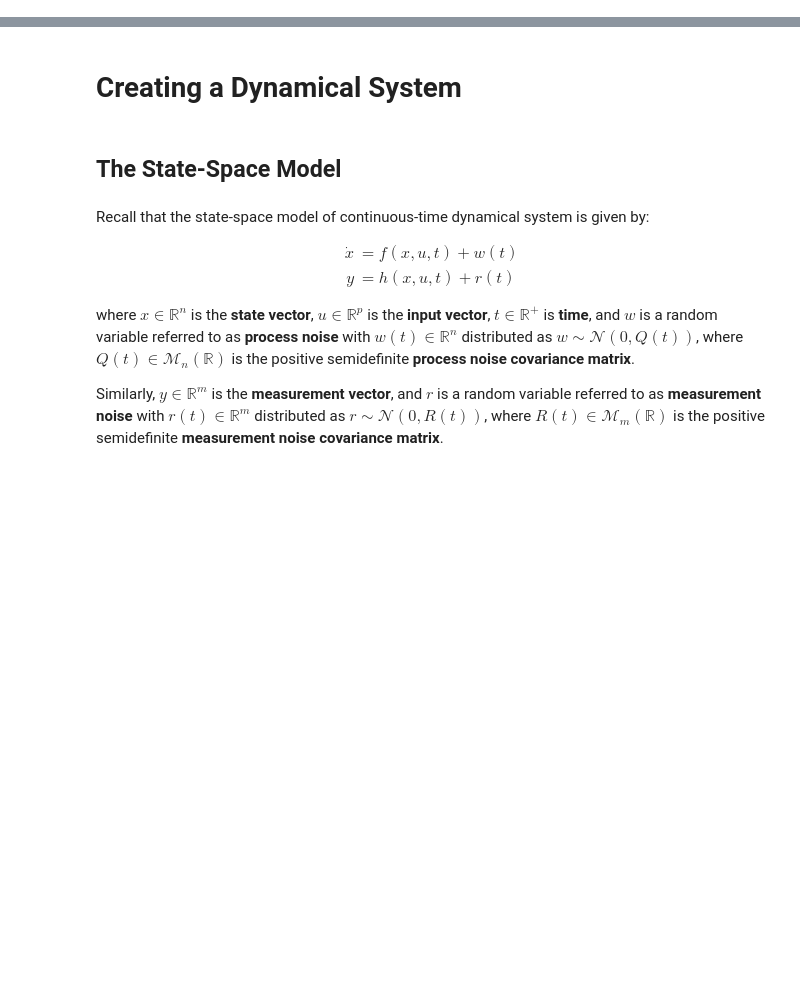
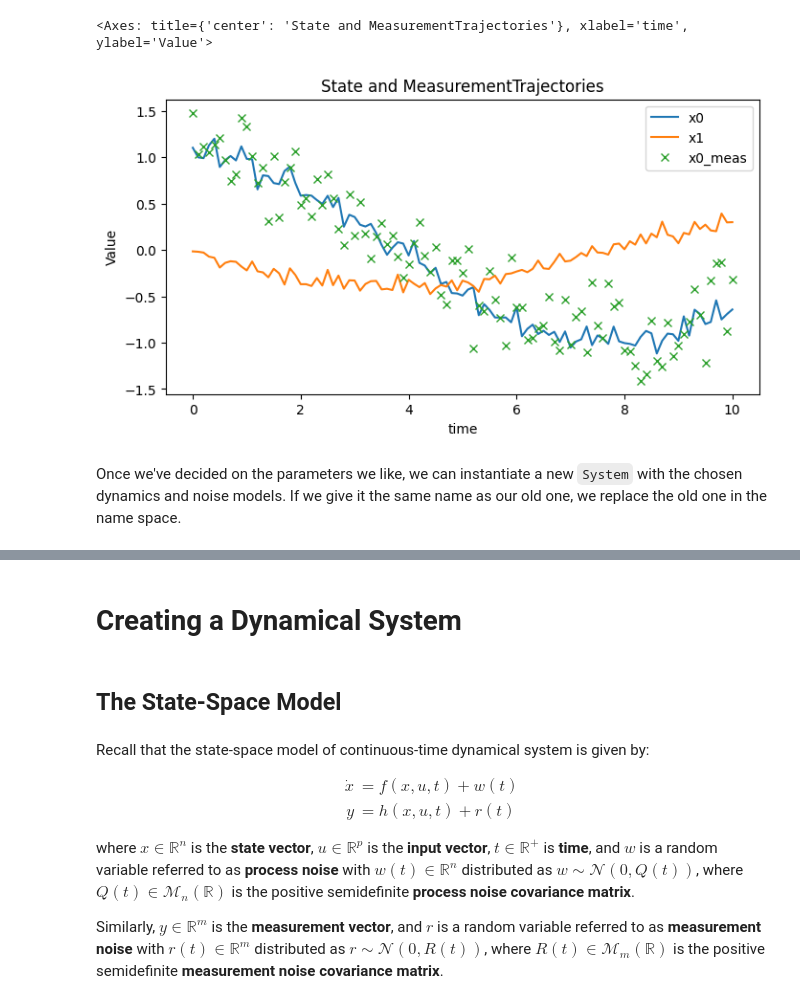
Before and after one commit to nehalsinghmangat/pykal, a Jupyter notebook: notebooks/1_Creating_a_Dynamical_System.ipynb, the cells around one changed output, grey strips where cells are left out. Cells and saved outputs as stored; diff of their text form; code cells hidden in the pictures; blank space fills up the shorter version.

```diff
--- a/notebooks/1_Creating_a_Dynamical_System.ipynb
+++ b/notebooks/1_Creating_a_Dynamical_System.ipynb
@@ -0,0 +149,11 @@
+# %%
+from typing import Callable
+
+def make_mass_spring_dynamics(k: float = 1.0, m: float = 1.0) -> Callable[[NDArray], NDArray]:
+    def f_mass_spring(x: NDArray) -> NDArray:
+        x1, x2 = x[0, 0], x[1, 0]
+        dx1 = x2
+        dx2 = - (k / m) * x1
+        return np.array([[dx1], [dx2]])
+
+    return f_mass_spring
@@ -0,0 +164,25 @@
+# %%
+X_df = compute.Simulation.of_state_trajectories(sys=sho,
+                                                x0=x0,
+                                                t_span=(0, 10),
+                                                dt=0.1,
+    override_system_f=make_mass_spring_dynamics(k=0.69,m=4.20),
+    override_system_Q=System.make_Q(state_names=["x0","x1"],create_Q_from_list=[0.69,0.420]),
+                                                output_df=True)
+
+ax = X_df.plot(title="State and MeasurementTrajectories", xlabel="Time", ylabel="Value", figsize=(8, 4))
+
+Y_df = compute.Simulation.of_measurements(sys=sho,
+                                            X_df = X_df,
+                                            t_span=(0, 10),
+                                            dt=0.1,
+    override_system_R=System.make_R(measurement_names=["x0_meas"],multiply_R_by_scalar=0.069),
+                                            input_df=True,
+                                            output_df=True)
+
+Y_df.plot(ax=ax,linestyle='None', marker='x', markersize=6)
+# %% [output]
+<Axes: title={'center': 'State and MeasurementTrajectories'}, xlabel='time', ylabel='Value'>
+[figure, added]
+# %% [markdown]
+Once we've decided on the parameters we like, we can instantiate a new `System` with the chosen dynamics and noise models. If we give it the same name as our old one, we replace the old one in the name space.
```
Also changed, not shown: parts of 36 cells of this notebook, 24 other files.
